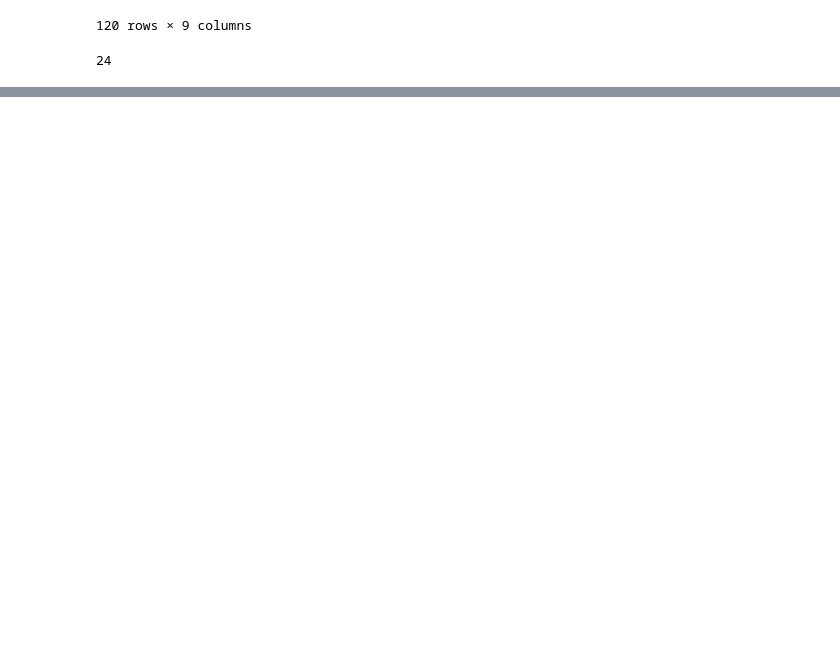
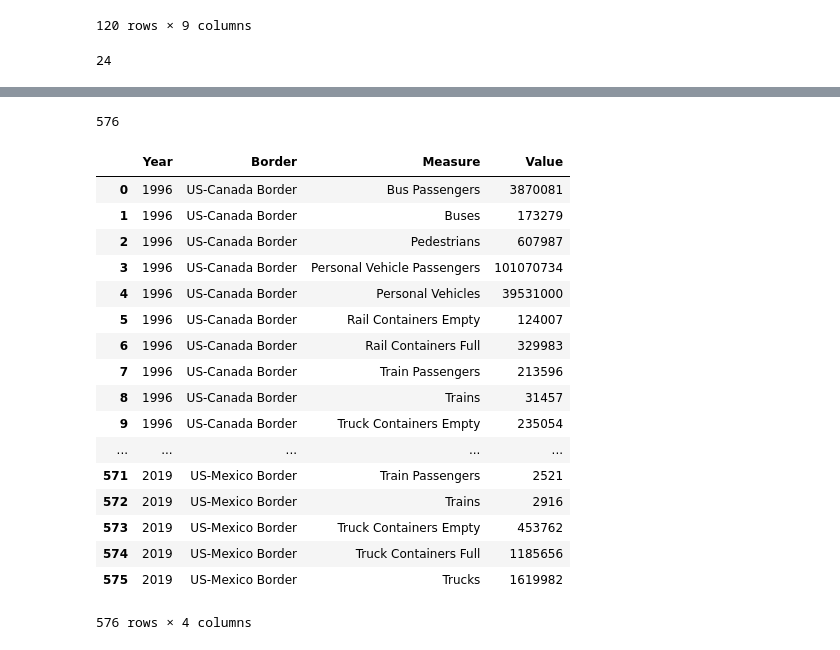
Before and after one commit to philipayazi/Project1_BorderEntries, a Jupyter notebook: Border_Entries_and _Trade.ipynb, the cells around one changed output, grey strips where cells are left out. Saved outputs shown, nothing was run; the diff lists cells and outputs as text; code cells hidden in the pictures; blank space fills up the shorter version.

```diff
--- a/Border_Entries_and _Trade.ipynb
+++ b/Border_Entries_and _Trade.ipynb
@@ -185,0 +228,2 @@ len(gb_year_df)
+# %%
+measures = bd_ent.groupby(['Year','Border','Measure'])['Value'].sum()
@@ -185,0 +252,2 @@ len(gb_year_df)
+# %%
+measures = measures.reset_index()
@@ -185,0 +263,25 @@ len(gb_year_df)
+# %%
+len(measures)
+# %% [output]
+576
+# %%
+measures
+# %% [output]
+|  | Year | Border | Measure | Value |
+| 0 | 1996 | US-Canada Border | Bus Passengers | 3870081 |
+| 1 | 1996 | US-Canada Border | Buses | 173279 |
+| 2 | 1996 | US-Canada Border | Pedestrians | 607987 |
+| 3 | 1996 | US-Canada Border | Personal Vehicle Passengers | 101070734 |
+| 4 | 1996 | US-Canada Border | Personal Vehicles | 39531000 |
+| 5 | 1996 | US-Canada Border | Rail Containers Empty | 124007 |
+| 6 | 1996 | US-Canada Border | Rail Containers Full | 329983 |
+| 7 | 1996 | US-Canada Border | Train Passengers | 213596 |
+| 8 | 1996 | US-Canada Border | Trains | 31457 |
+| 9 | 1996 | US-Canada Border | Truck Containers Empty | 235054 |
+| ... | ... | ... | ... | ... |
+| 571 | 2019 | US-Mexico Border | Train Passengers | 2521 |
+| 572 | 2019 | US-Mexico Border | Trains | 2916 |
+| 573 | 2019 | US-Mexico Border | Truck Containers Empty | 453762 |
+| 574 | 2019 | US-Mexico Border | Truck Containers Full | 1185656 |
+| 575 | 2019 | US-Mexico Border | Trucks | 1619982 |
+576 rows × 4 columns
```
Also changed, not shown: parts of 9 cells of this notebook.
